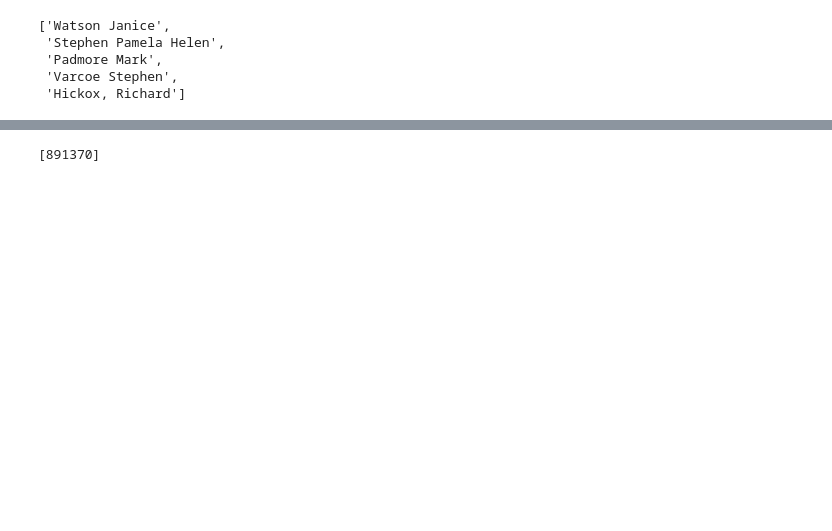
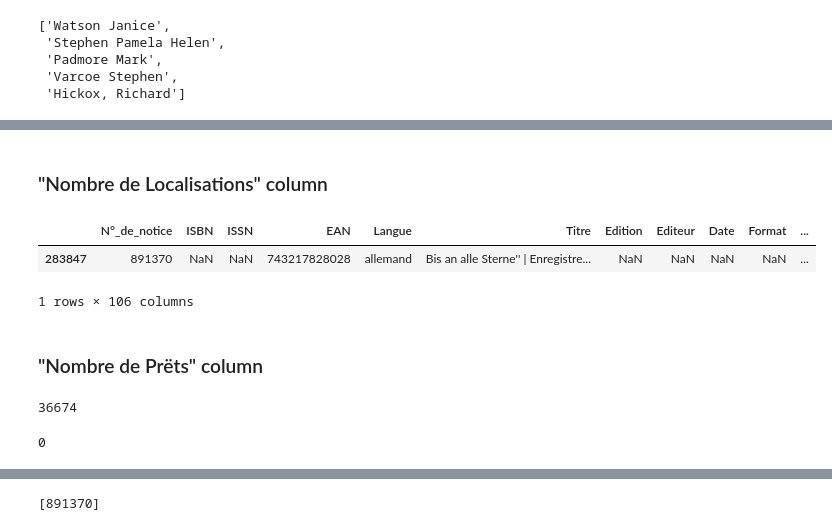
Before and after one commit to srosamont/Projects_Ironhack, a Jupyter notebook: Book_loan/Book_Loan_Cleaning.ipynb, the cells around one changed output, grey strips where cells are left out. Drawn from its saved outputs; the diff is of its cells as text; code cells hidden in the pictures; blank space fills up the shorter version.

```diff
--- a/Book_loan/Book_Loan_Cleaning.ipynb
+++ b/Book_loan/Book_Loan_Cleaning.ipynb
@@ -530,8 +512,11 @@ y
  'Varcoe Stephen',
  'Hickox, Richard']
 # %%
-# I will create a  new column for Author.
-dataBook['Author']=dataBook['Auteur_Prénom']+'|'+dataBook['Auteur_Nom']
-dataBook['Author'].fillna('UnknownAuthor',inplace=True)
-dataBook['Author']=dataBook['Author'].map(lambda x : merge_authors(x))
-#dataBook[dataBook['Author'].isna()]
+#Creation of a new column for Author, Secondary Author,Co Author Author
+def create_new_author(New_name,Firstname,Lastname):
+
+    dataBook[New_name]=dataBook[Firstname]+'|'+dataBook[Lastname]
+    dataBook[New_name].fillna('Unknown',inplace=True)
+    dataBook[New_name]=dataBook[New_name].map(lambda x : merge_authors(x))
+    to_drop.extend([Firstname,Lastname])
+    return None
@@ -546,6 +528,0 @@ to_drop.extend(['Auteur_Prénom','Auteur_Nom','Auteur'])
-# %%
-# I will create a  new column for Secondary Author.
-
-dataBook['Author_secondary']=dataBook['Auteur_secondaire_Prénom']+'|'+dataBook['Auteur_secondaire_Nom']
-dataBook['Author_secondary'].fillna('UnknownAuthor',inplace=True)
-dataBook['Author_secondary']=dataBook['Author_secondary'].map(lambda x : merge_authors(x))
@@ -556,6 +528,0 @@ to_drop.extend(['Auteur_secondaire_Prénom','Auteur_secondaire_Nom','Auteur_seco
-# %%
-# I will create a  new column for Co Author Author.
-
-dataBook['Co_Author']=dataBook['Co-auteur_Prénom']+'|'+dataBook['Co-auteur_Nom']
-dataBook['Co_Author'].fillna('UnknownAuthor',inplace=True)
-dataBook['Co_Author']=dataBook['Co_Author'].map(lambda x : merge_authors(x))
@@ -578,11 +569,19 @@ to_drop.extend(['Auteur_collectivité','Subdivision_auteur_collectivité','Co-au
 #dataBook[dataBook["Indice"]=='914.3;320.943;330.943']
 # %%
 to_drop.append('Indice')
+# %% [markdown]
+### "Nombre de Localisations" column
 # %%
 #dataBook['Nombre_de_localisations'].value_counts()
 dataBook[dataBook['Nombre_de_localisations'].isna()]
-dataBook.loc[283847]
+
 #after dropping row loc[283847]. this column should not have missing values anymore.
+# %% [output]
+|  | N°_de_notice | ISBN | ISSN | EAN | Langue | Titre | Edition | Editeur | Date | Format | ... |
+| 283847 | 891370 | NaN | NaN | 743217828028 | allemand | Bis an alle Sterne'' | Enregistre... | NaN | NaN | NaN | NaN | ... |
+1 rows × 106 columns
+# %% [markdown]
+### "Nombre de Prëts" column
 # %%
 #dataBook['Nombre_de_prêt_total'].value_counts()
 #dataBook[dataBook['Nombre_de_prêt_total']==6930.0].T.to_dict()
@@ -592,6 +591,8 @@ dataBook['Nombre_de_prêt_total'].fillna('0',inplace=True)
 # %%
 # check if change is ok.
 dataBook['Nombre_de_prêt_total'].isna().sum()
+# %% [output]
+36674
 # %%
 #dataBook['Nombre_de_prêts_2017'].value_counts()
 #dataBook[dataBook['Nombre_de_prêts_2017']==1114.0].T.to_dict()
@@ -601,3 +602,5 @@ dataBook['Nombre_de_prêts_2017'].fillna('0',inplace=True)
 # %%
 # check if change is ok.
 dataBook['Nombre_de_prêts_2017'].isna().sum()
+# %% [output]
+0
```
Also changed, not shown: parts of 110 cells of this notebook.
